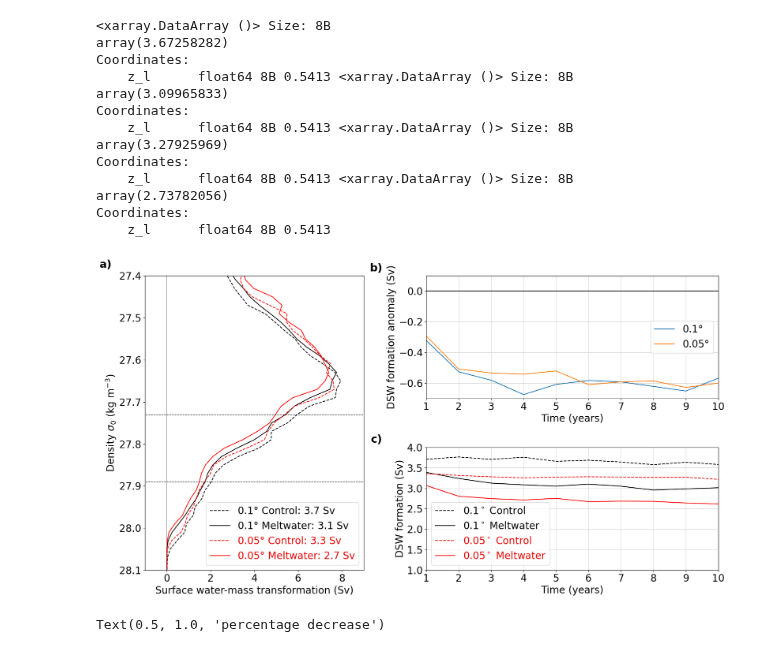
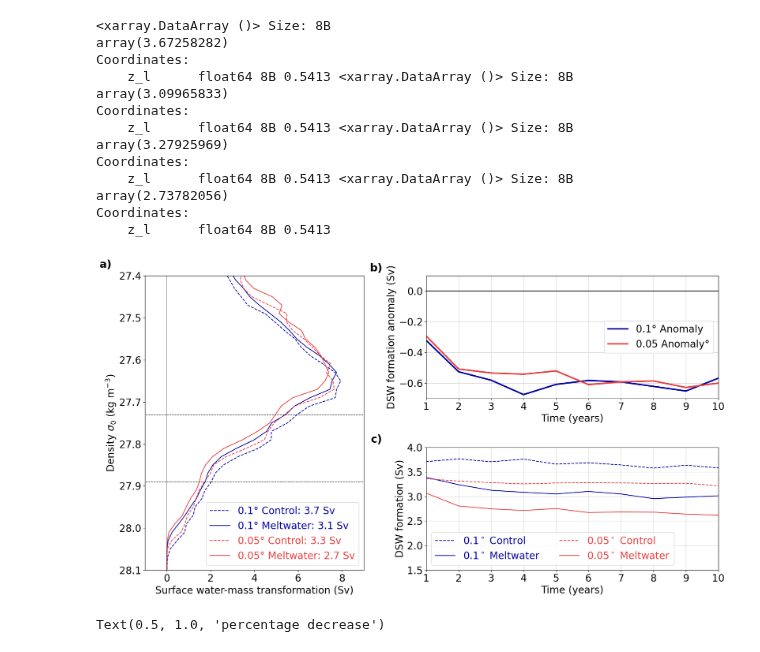
Before and after one commit to adele-morrison/panan-meltwater, a Jupyter notebook: notebooks/bottom_water_analysis/SWMT_shelf_PanAns.ipynb, the cells around one changed output. Drawn from its saved outputs; the diff is of its cells as text; code cells hidden in the pictures.

Commit message:
figures and surface flux work

```diff
--- a/notebooks/bottom_water_analysis/SWMT_shelf_PanAns.ipynb
+++ b/notebooks/bottom_water_analysis/SWMT_shelf_PanAns.ipynb
@@ -189,6 +164,11 @@ Coordinates:
 array(2.73782056)
 Coordinates:
     z_l      float64 8B 0.5413
+# %%
+colors = {'pan01_res': '#0000a2',
+          'pan005_res': '#E84141',
+          'pan01_pre' : '#18669C',
+          'access_pre': 'tab:orange'}
 # %%
 plt.rcParams['font.size'] = 20
 
@@ -204,17 +184,17 @@ ax3 = fig.add_subplot(gs[1, 1])
 
 # --------------------------
 # First figure (left side)
-ax1.plot(pan01_C_swmt, pan01_C_swmt['isopycnal_bins'], linestyle='--', color='black', label='0.1° Control: 3.7 Sv')
-ax1.plot(pan01_M_swmt, pan01_M_swmt['isopycnal_bins'], 'black', label='0.1° Meltwater: 3.1 Sv')
-ax1.plot(pan005_C_swmt, pan005_C_swmt['isopycnal_bins'], linestyle='--', color='red', label='0.05° Control: 3.3 Sv')
-ax1.plot(pan005_M_swmt, pan005_M_swmt['isopycnal_bins'], 'red', label='0.05° Meltwater: 2.7 Sv')
+ax1.plot(pan01_C_swmt, pan01_C_swmt['isopycnal_bins'], linestyle='--', color=colors['pan01_res'], label='0.1° Control: 3.7 Sv')
+ax1.plot(pan01_M_swmt, pan01_M_swmt['isopycnal_bins'], color=colors['pan01_res'], label='0.1° Meltwater: 3.1 Sv')
+ax1.plot(pan005_C_swmt, pan005_C_swmt['isopycnal_bins'], linestyle='--', color=colors['pan005_res'], label='0.05° Control: 3.3 Sv')
+ax1.plot(pan005_M_swmt, pan005_M_swmt['isopycnal_bins'],color=colors['pan005_res'], label='0.05° Meltwater: 2.7 Sv')
 
 ax1.plot([0, 0], [27.4, 28.1], 'k', linewidth=0.5)
 ax1.plot([-5, 15], [pan01_25, pan01_25], 'k--', linewidth=1)
 ax1.plot([-5, 15], [pan01_75, pan01_75], 'k--', linewidth=1)
 
 leg = ax1.legend()
-for text, color in zip(leg.get_texts(), ['black', 'black', '#E50000', '#E50000']):
+for text, color in zip(leg.get_texts(), [colors['pan01_res'], colors['pan01_res'], colors['pan005_res'], colors['pan005_res']]):
     text.set_color(color)
 
 ax1.set_ylim((28.1, 27.4))
@@ -224,8 +204,8 @@ ax1.set_xlabel('Surface water-mass transformation (Sv)')
 
 # --------------------------
 # Second figure (top-right)
-ax2.plot(pan01_anom_new.index + 1, pan01_anom_new.values, label='0.1°')
-ax2.plot(pan005_anom_new.index + 1, pan005_anom_new.values, label='0.05°')
+ax2.plot(pan01_anom_new.index + 1, pan01_anom_new.values, color=colors['pan01_res'], linewidth=3,label='0.1° Anomaly')
+ax2.plot(pan005_anom_new.index + 1, pan005_anom_new.values, color=colors['pan005_res'], linewidth=3,label='0.05 Anomaly°')
 
 ax2.set_xlim(1, 10)
 ax2.set_ylim(-0.7, 0.1)
@@ -233,43 +213,43 @@ ax2.set_xlabel('Time (years)')
 ax2.set_ylabel("DSW formation anomaly (Sv)")
 ax2.set_title('')
 ax2.legend()
 ax2.grid(True, color='lightgrey')
 ax2.axhline(y=0, color='black', linestyle='-')
 
 # --------------------------
 # Third figure (bottom-right)
-ax3.plot(pan01_C.index + 1, pan01_C.values, color='black', linestyle='--', label='0.1$^\circ$ Control')
-ax3.plot(pan01_M.index + 1, pan01_M.values, color='black', linestyle='-', label='0.1$^\circ$ Meltwater')
-ax3.plot(pan005_C.index + 1, pan005_C.values, color='red', linestyle='--', label='0.05$^\circ$ Control')
-ax3.plot(pan005_M.index + 1, pan005_M.values, color='red', linestyle='-', label='0.05$^\circ$ Meltwater')
+ax3.plot(pan01_C.index + 1, pan01_C.values, color=colors['pan01_res'], linestyle='--', label='0.1$^\circ$ Control')
+ax3.plot(pan01_M.index + 1, pan01_M.values, color=colors['pan01_res'], linestyle='-', label='0.1$^\circ$ Meltwater')
+ax3.plot(pan005_C.index + 1, pan005_C.values, color=colors['pan005_res'], linestyle='--', label='0.05$^\circ$ Control')
+ax3.plot(pan005_M.index + 1, pan005_M.values, color=colors['pan005_res'], linestyle='-', label='0.05$^\circ$ Meltwater')
 
 ax3.set_xlim(1, 10)
-ax3.set_ylim(1, 4)
+ax3.set_ylim(1.5, 4)
 ax3.set_xlabel('Time (years)')
 ax3.set_ylabel("DSW formation (Sv)")
 ax3.set_title('')
-ax3.legend()
+ax3.legend(ncols=2)
 ax3.grid(True, color='lightgrey')
 ax3.axhline(y=0, color='black', linestyle='-')
 
-leg3 = ax3.legend()
-for text, color in zip(leg3.get_texts(), ['black', 'black', '#E50000', '#E50000']):
+leg3 = ax3.legend(ncols=2)
+for text, color in zip(leg3.get_texts(), [colors['pan01_res'], colors['pan01_res'], colors['pan005_res'], colors['pan005_res']]):
     text.set_color(color)
 
 # Add panel labels
 ax1.text(-0.15, 1.02, 'a)', transform=ax1.transAxes,
          fontsize=22, fontweight='bold', va='bottom', ha='right')
 ax2.text(-0.15, 1.02, 'b)', transform=ax2.transAxes,
          fontsize=22, fontweight='bold', va='bottom', ha='right')
 ax3.text(-0.15, 1.02, 'c)', transform=ax3.transAxes,
          fontsize=22, fontweight='bold', va='bottom', ha='right')
 
 plt.tight_layout()
 plt.show()
 
-fig.savefig("/g/data/g40/kc5856/thesis_figures/resolution_SWMT_shelf.png", dpi=300, bbox_inches='tight')
+fig.savefig("/g/data/g40/kc5856/thesis_figures/resolution_SWMT_shelf_newcolours.png", dpi=300, bbox_inches='tight')
 # %% [output]
-[figure, old version]
+[figure, new version]
 # %%
 ax3.plot(pan01_C.index + 1, pan01_C.values, color='black', linestyle='--', label='0.1$^\circ$ Control')
 ax3.plot(pan01_M.index + 1, pan01_M.values, color='black', linestyle='-', label='0.1$^\circ$ Meltwater')
```
Also changed, not shown: parts of 1 cell of this notebook, 11 other files.
